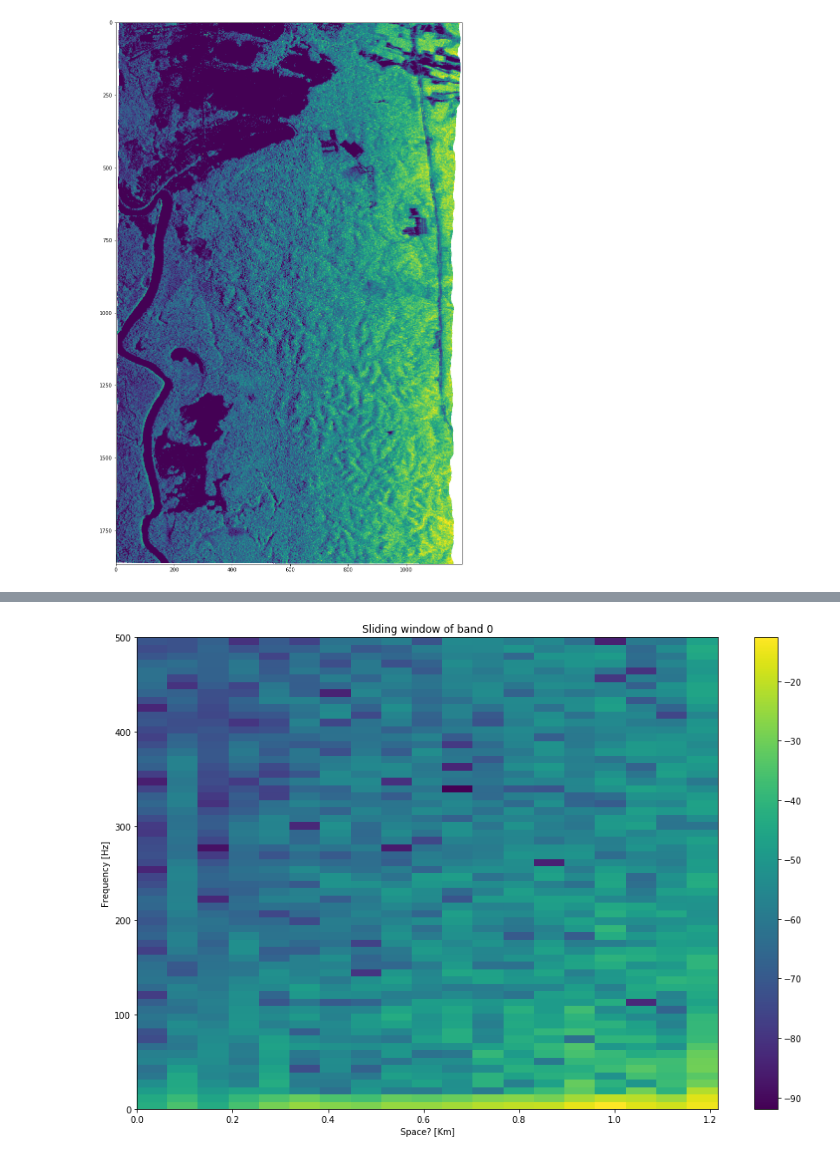
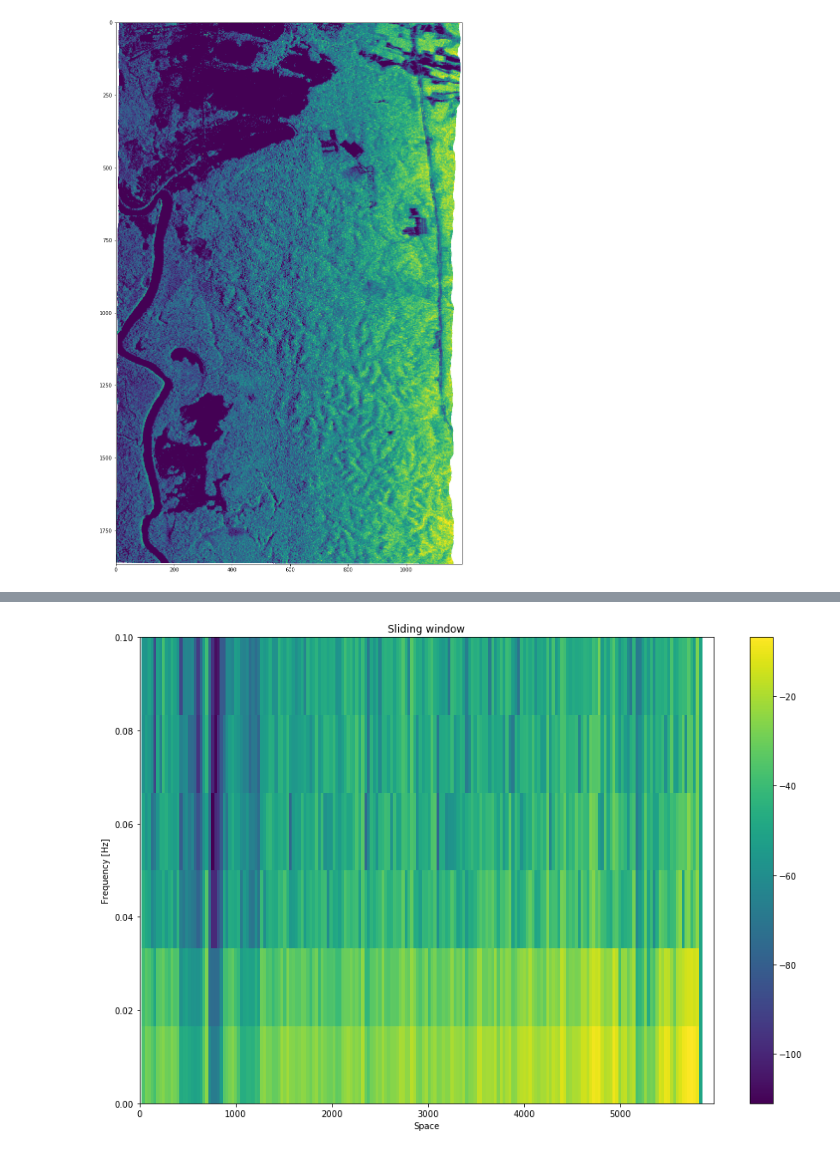
Before and after one commit to eobroets/CESBIO, a Jupyter notebook: sliding_window.ipynb, the cells around one changed output, grey strips where cells are left out. Drawn from its saved outputs; the diff is of its cells as text; code cells hidden in the pictures.

```diff
--- a/sliding_window.ipynb
+++ b/sliding_window.ipynb
@@ -23,21 +23,27 @@ plt.show()
 [figure]
 # %%
 
-x=700
+x=712
 print(np.max(ds_band1))
-snippet1 = ds_band1[x,:]
-snippet3 = ds_band3[x,:]
+snippet1 = 10*np.log(ds_band1[x,:])
+snippet3 = 10*np.log(ds_band3[x,:])
+diff = np.abs(snippet1-snippet3)
 print(ds.RasterCount)
-fft_snippet1 = np.abs(fftpack.fft(snippet1))
-fft_snippet3 = np.abs(fftpack.fft(snippet3))
+fft_snippet1 = np.abs((fftpack.fft(ds_band1[x,:])))
+fft_snippet3 = np.abs(fftpack.fft(ds_band3[x,:]))
 plt.figure(figsize=(12,6))
 plt.plot(snippet1)
+plt.ylim(-40,5)
+
 plt.plot(snippet3)
+plt.plot(np.abs(diff))
+
 plt.title("sn")
 plt.show()
 plt.figure(figsize=(12,6))
 plt.plot((fft_snippet1))
 plt.plot(fft_snippet3)
+plt.plot(np.abs(fftpack.fft(diff)))
 plt.title("fft")
 plt.show()
 # %% [output]
@@ -48,11 +54,12 @@ plt.show()
 # %%
-f,t,z=ss.stft(snippet1,fs=1e03,nperseg=128)
+f,t,z=ss.stft(ds_band1[x,:],fs=1/5,nperseg=12)
 plt.figure(figsize=(15,10))
 plt.pcolormesh(t,f,10*np.log(np.abs(z)))
-plt.title("Sliding window of band 0")
+plt.title("Sliding window")
 plt.ylabel("Frequency [Hz]")
-plt.xlabel("Space? [Km]")
+plt.xlabel("Space")
+
 plt.colorbar()
 plt.show()
 # %% [output]
-[figure, old version]
+[figure, new version]
```
Also changed, not shown: parts of 5 cells of this notebook, 13 other files.
